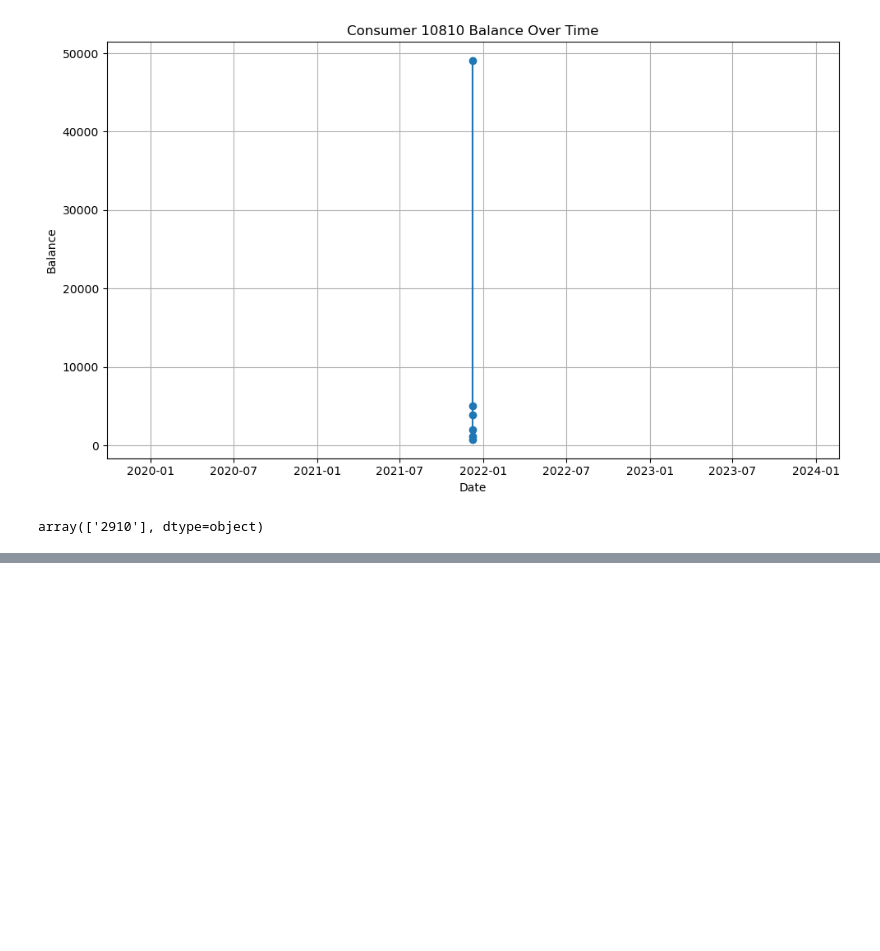
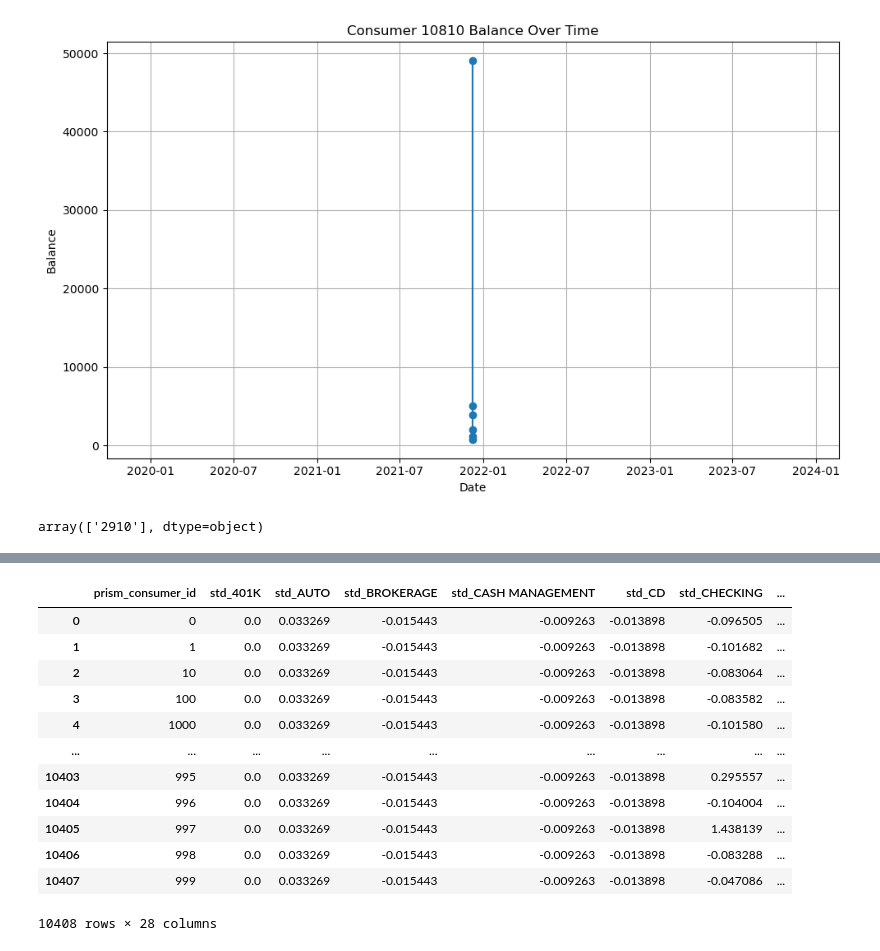
Before and after one commit to hillarychang/dsc180b-capstone-q2, a Jupyter notebook: src/notebooks/kurumi_q2_eda.ipynb, the cells around one changed output, grey strips where cells are left out. Saved outputs shown, nothing was run; the diff lists cells and outputs as text; code cells hidden in the pictures; blank space fills up the shorter version.

```diff
--- a/src/notebooks/kurumi_q2_eda.ipynb
+++ b/src/notebooks/kurumi_q2_eda.ipynb
@@ -288,0 +490,17 @@ array(['2910'], dtype=object)
+# %%
+acc_balance_std_eval = grouped_std_column_df.merge(consumer, on="prism_consumer_id")
+acc_balance_std_eval
+# %% [output]
+|  | prism_consumer_id | std_401K | std_AUTO | std_BROKERAGE | std_CASH MANAGEMENT | std_CD | std_CHECKING | ... |
+| 0 | 0 | 0.0 | 0.033269 | -0.015443 | -0.009263 | -0.013898 | -0.096505 | ... |
+| 1 | 1 | 0.0 | 0.033269 | -0.015443 | -0.009263 | -0.013898 | -0.101682 | ... |
+| 2 | 10 | 0.0 | 0.033269 | -0.015443 | -0.009263 | -0.013898 | -0.083064 | ... |
+| 3 | 100 | 0.0 | 0.033269 | -0.015443 | -0.009263 | -0.013898 | -0.083582 | ... |
+| 4 | 1000 | 0.0 | 0.033269 | -0.015443 | -0.009263 | -0.013898 | -0.101580 | ... |
+| ... | ... | ... | ... | ... | ... | ... | ... | ... |
+| 10403 | 995 | 0.0 | 0.033269 | -0.015443 | -0.009263 | -0.013898 | 0.295557 | ... |
+| 10404 | 996 | 0.0 | 0.033269 | -0.015443 | -0.009263 | -0.013898 | -0.104004 | ... |
+| 10405 | 997 | 0.0 | 0.033269 | -0.015443 | -0.009263 | -0.013898 | 1.438139 | ... |
+| 10406 | 998 | 0.0 | 0.033269 | -0.015443 | -0.009263 | -0.013898 | -0.083288 | ... |
+| 10407 | 999 | 0.0 | 0.033269 | -0.015443 | -0.009263 | -0.013898 | -0.047086 | ... |
+10408 rows × 28 columns
```
Also changed, not shown: parts of 18 cells of this notebook.
